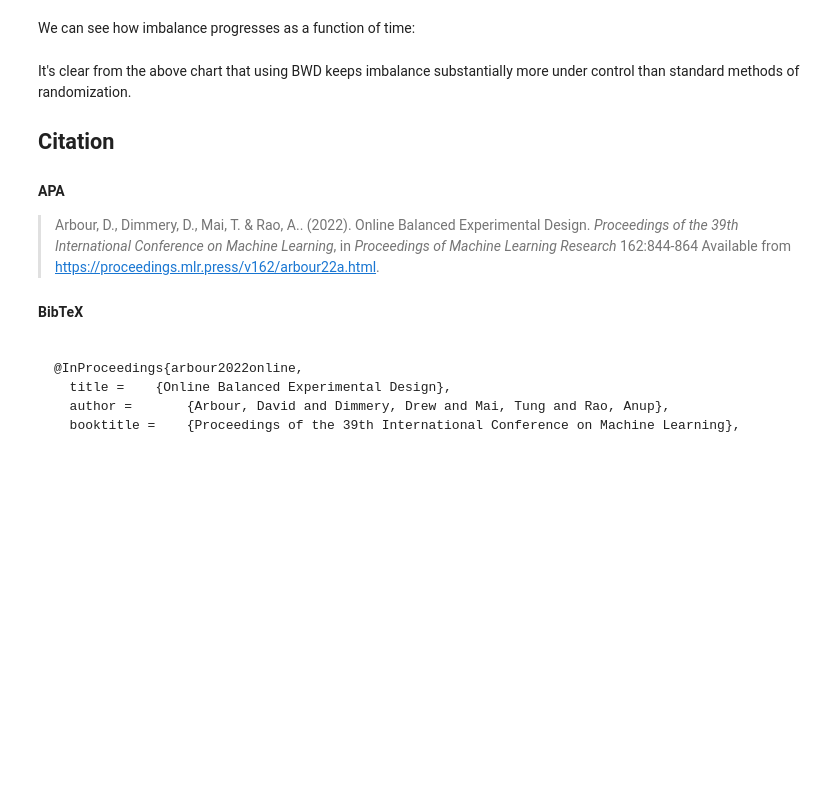
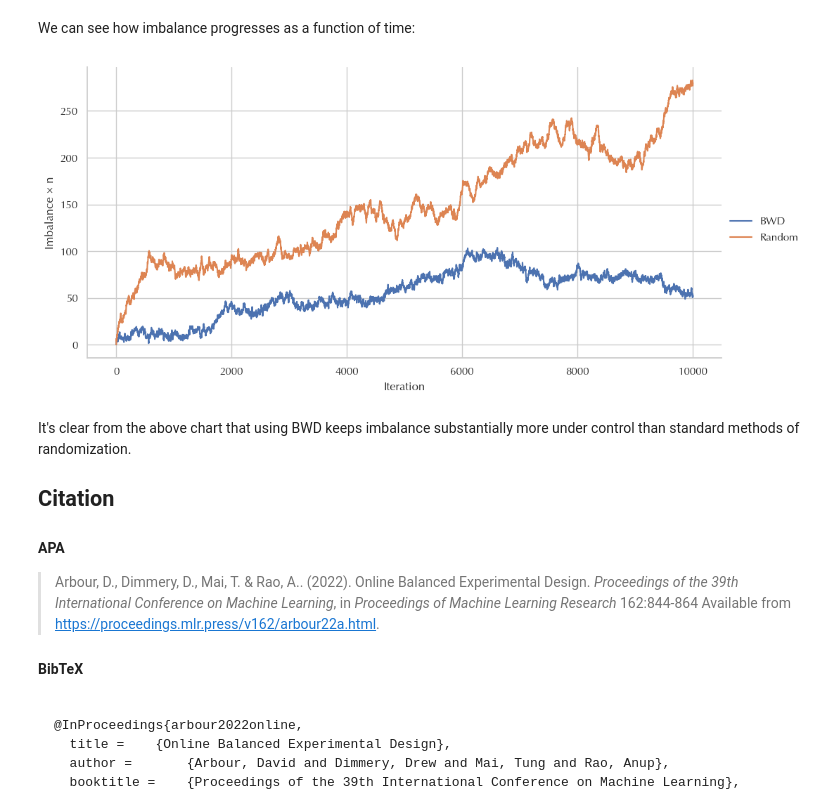
Before and after one commit to ddimmery/balancer-package, a Jupyter notebook: README.ipynb, the cells around one changed output. Cells and saved outputs as stored; diff of their text form; code cells hidden in the pictures; blank space fills up the shorter version.

```diff
--- a/README.ipynb
+++ b/README.ipynb
@@ -63,16 +63,19 @@ Y_rand = X @ beta + A_rand + ate + eps
 We can see how imbalance progresses as a function of time:
 # %%
 import seaborn as sns
-import pandas as pd
 
 norm_bwd = np.linalg.norm(imbalance_bwd, axis = 1).tolist()
 norm_rand = np.linalg.norm(imbalance_rand, axis = 1).tolist()
 
-sns.relplot(
+sns.set_theme(style="whitegrid")
+plt = sns.relplot(
     x=list(range(n + 1)) * 2, y=norm_bwd + norm_rand,
     hue = ["BWD"] * (n + 1) + ["Random"] * (n + 1),
     kind="line", height=5, aspect=2,
-).set_axis_labels("Iteration", "Imbalance");
+).set_axis_labels("Iteration", "Imbalance × n");
+plt;
+# %% [output]
+[figure, added]
 # %% [markdown]
 It's clear from the above chart that using BWD keeps imbalance substantially more under control than standard methods of randomization.
 
```
Also changed, not shown: 12 other files.
